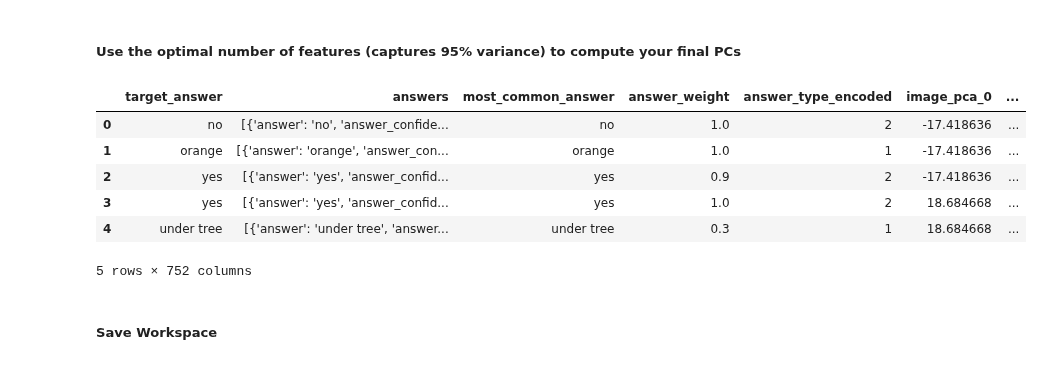
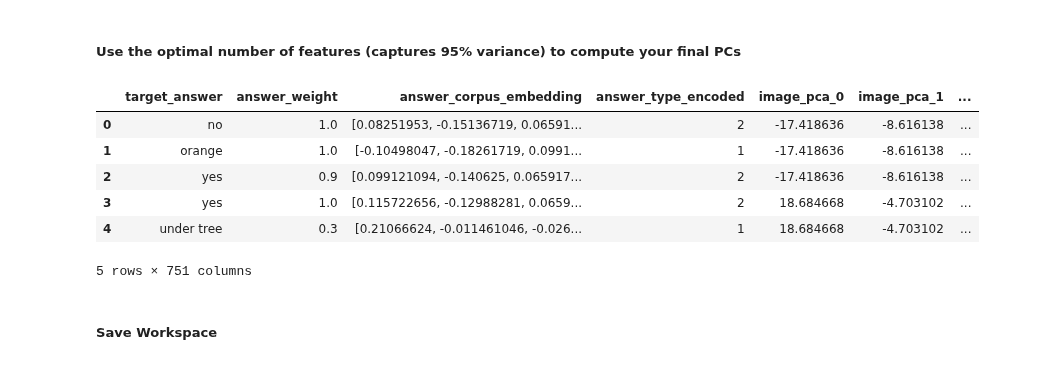
Before and after one commit to nilanahar/MMAI_894_DeepLearning_Project_TeamRosedale, a Jupyter notebook: MMAI_894_Team_Project_ResNet+GoogleWord2Vec.ipynb, the cells around one changed output. Saved outputs shown, nothing was run; the diff lists cells and outputs as text; code cells hidden in the pictures.

```diff
--- a/MMAI_894_Team_Project_ResNet+GoogleWord2Vec.ipynb
+++ b/MMAI_894_Team_Project_ResNet+GoogleWord2Vec.ipynb
@@ -761,7 +761,7 @@ id_features = ['image_id', 'question_id', 'question_length']
 
 categorical_features = ['question', 'question_clean', 'question_type', 'question_type_clean',
                         'multiple_choices',  'filtered_multiple_choices', 'filtered_multiple_choice_corpus',
-                        'answer_type']
+                        'answer_type', 'answers', 'most_common_answer', 'answer_corpus', 'answer_corpus_clean']
 
 # numerical_features = [col for col in X_train.columns if col not in categorical_features + id_features]
 # %%
@@ -896,19 +896,19 @@ X_question_type_test_pca = pca_to_df(question_test_pca, X_test, 'question_type')
 df_question_type_valid_pca = pca_to_df(question_type_valid_pca, df_valid, 'question_type')
 # %%
 # Concatenate PCA results with the original `target_answer` column
-X_train_pca = pd.concat([X_train[['answers', 'most_common_answer', 'answer_weight', 'answer_type_encoded']], X_image_train_pca, X_questions_train_pca, X_filtered_choices_train_pca, X_question_type_train_pca], axis=1)
-X_test_pca = pd.concat([X_test[['answers', 'most_common_answer', 'answer_weight', 'answer_type_encoded']], X_image_test_pca, X_questions_test_pca, X_filtered_choices_test_pca, X_question_type_test_pca], axis=1)
+X_train_pca = pd.concat([X_train[['answer_weight',	'answer_corpus_embedding',	'answer_type_encoded']], X_image_train_pca, X_questions_train_pca, X_filtered_choices_train_pca, X_question_type_train_pca], axis=1)
+X_test_pca = pd.concat([X_test[['answer_weight',	'answer_corpus_embedding',	'answer_type_encoded']], X_image_test_pca, X_questions_test_pca, X_filtered_choices_test_pca, X_question_type_test_pca], axis=1)
 
-df_valid_pca = pd.concat([df_valid[['target_answer', 'answers', 'most_common_answer', 'answer_weight', 'answer_type_encoded']], df_image_valid_pca, df_questions_valid_pca, df_filtered_choices_valid_pca, df_question_type_valid_pca], axis=1)
+df_valid_pca = pd.concat([df_valid[['target_answer', 'answer_weight',	'answer_corpus_embedding',	'answer_type_encoded']], df_image_valid_pca, df_questions_valid_pca, df_filtered_choices_valid_pca, df_question_type_valid_pca], axis=1)
 df_valid_pca.head()
 # %% [output]
-|  | target_answer | answers | most_common_answer | answer_weight | answer_type_encoded | image_pca_0 | ... |
-| 0 | no | [{'answer': 'no', 'answer_confide... | no | 1.0 | 2 | -17.418636 | ... |
-| 1 | orange | [{'answer': 'orange', 'answer_con... | orange | 1.0 | 1 | -17.418636 | ... |
-| 2 | yes | [{'answer': 'yes', 'answer_confid... | yes | 0.9 | 2 | -17.418636 | ... |
-| 3 | yes | [{'answer': 'yes', 'answer_confid... | yes | 1.0 | 2 | 18.684668 | ... |
-| 4 | under tree | [{'answer': 'under tree', 'answer... | under tree | 0.3 | 1 | 18.684668 | ... |
+|  | target_answer | answer_weight | answer_corpus_embedding | answer_type_encoded | image_pca_0 | image_pca_1 | ... |
+| 0 | no | 1.0 | [0.08251953, -0.15136719, 0.06591... | 2 | -17.418636 | -8.616138 | ... |
+| 1 | orange | 1.0 | [-0.10498047, -0.18261719, 0.0991... | 1 | -17.418636 | -8.616138 | ... |
+| 2 | yes | 0.9 | [0.099121094, -0.140625, 0.065917... | 2 | -17.418636 | -8.616138 | ... |
+| 3 | yes | 1.0 | [0.115722656, -0.12988281, 0.0659... | 2 | 18.684668 | -4.703102 | ... |
+| 4 | under tree | 0.3 | [0.21066624, -0.011461046, -0.026... | 1 | 18.684668 | -4.703102 | ... |
-5 rows × 752 columns
+5 rows × 751 columns
 # %%
 X_train = X_train_pca
 X_test = X_test_pca
```
Also changed, not shown: parts of 2 cells of this notebook.
